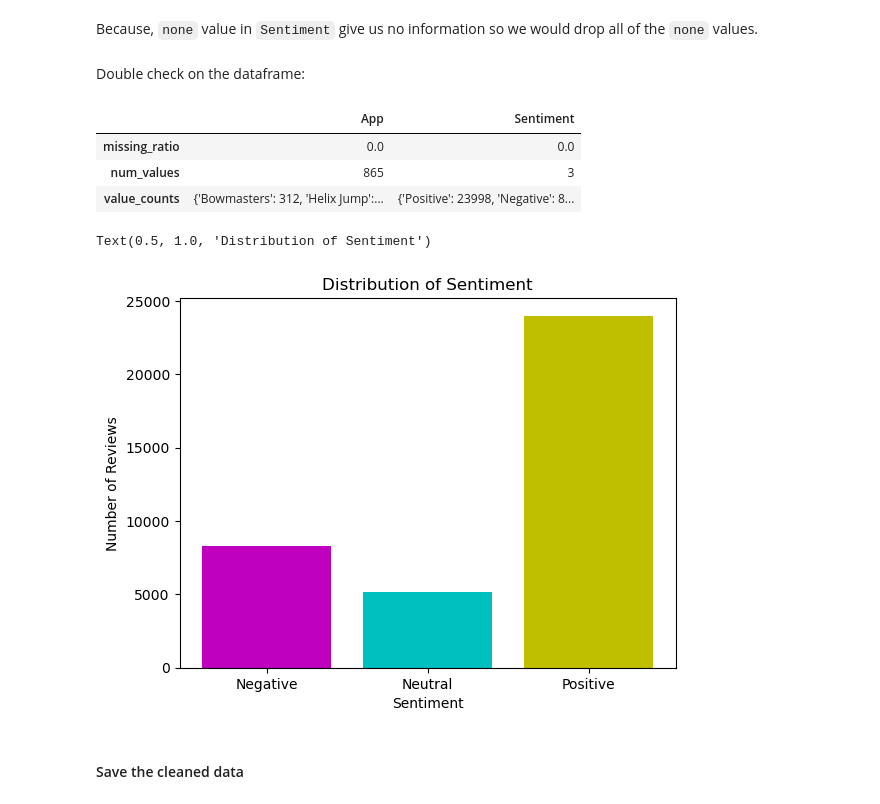
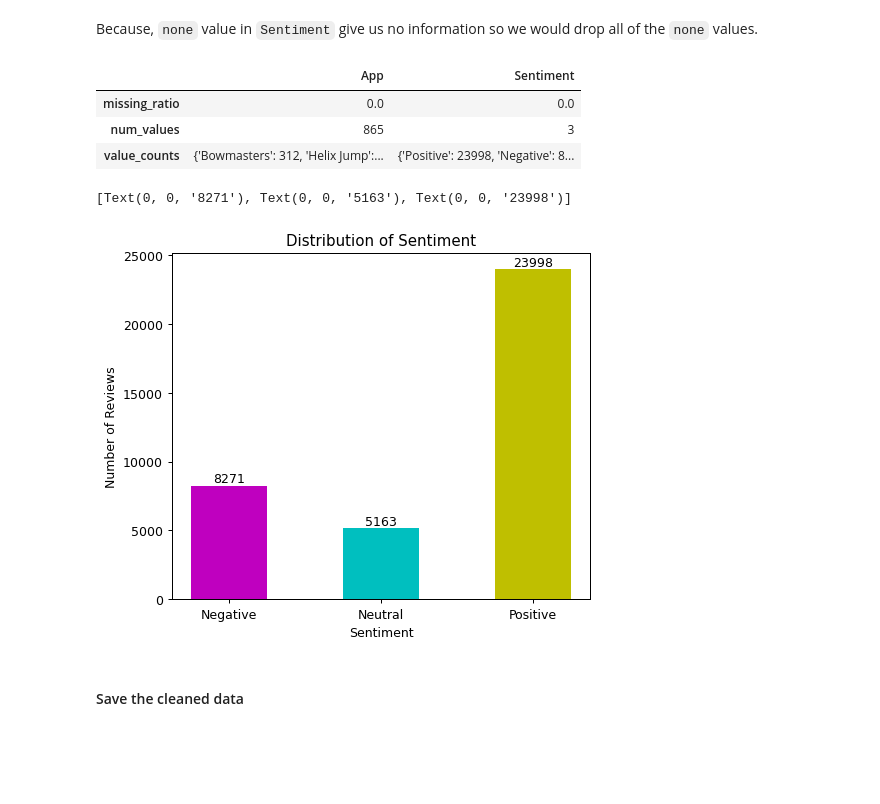
Before and after one commit to Luc-h0/Lap_trinh_cho_khoa_hoc_du_lieu, a Jupyter notebook: Notebook/1.0-Preprocess.ipynb, the cells around one changed output. Cells and saved outputs as stored; diff of their text form; code cells hidden in the pictures; blank space fills up the shorter version.

```diff
--- a/Notebook/1.0-Preprocess.ipynb
+++ b/Notebook/1.0-Preprocess.ipynb
@@ -418,6 +431,4 @@ cat_col_info_df
 Because, `none` value in `Sentiment` give us no information so we would drop all of the `none` values.
 # %%
 reviews_df.dropna(inplace=True)
-# %% [markdown]
-Double check on the dataframe:
 # %%
@@ -431,13 +442,17 @@ cat_col_info_df
 | value_counts | {'Bowmasters': 312, 'Helix Jump':... | {'Positive': 23998, 'Negative': 8... |
 # %%
 sentiment_df = reviews_df.groupby('Sentiment').count()
-plt.bar(sentiment_df.index, sentiment_df['App'], color=['m', 'c', 'y'])
-plt.xlabel('Sentiment')
-plt.ylabel('Number of Reviews')
-plt.title('Distribution of Sentiment')
+
+fig, ax = plt.subplots(figsize=(6, 5), dpi=90)
+
+ax.bar(sentiment_df.index, sentiment_df['App'], color=['m', 'c', 'y'], width=0.5)
+ax.set_xlabel('Sentiment')
+ax.set_ylabel('Number of Reviews')
+ax.set_title('Distribution of Sentiment')
+ax.bar_label(ax.containers[0], label_type='edge')
 # %% [output]
-Text(0.5, 1.0, 'Distribution of Sentiment')
+[Text(0, 0, '8271'), Text(0, 0, '5163'), Text(0, 0, '23998')]
-[figure, old version]
+[figure, new version]
 # %% [markdown]
 #### Save the cleaned data
 # %%
```
Also changed, not shown: parts of 15 cells of this notebook, 1 other file.
